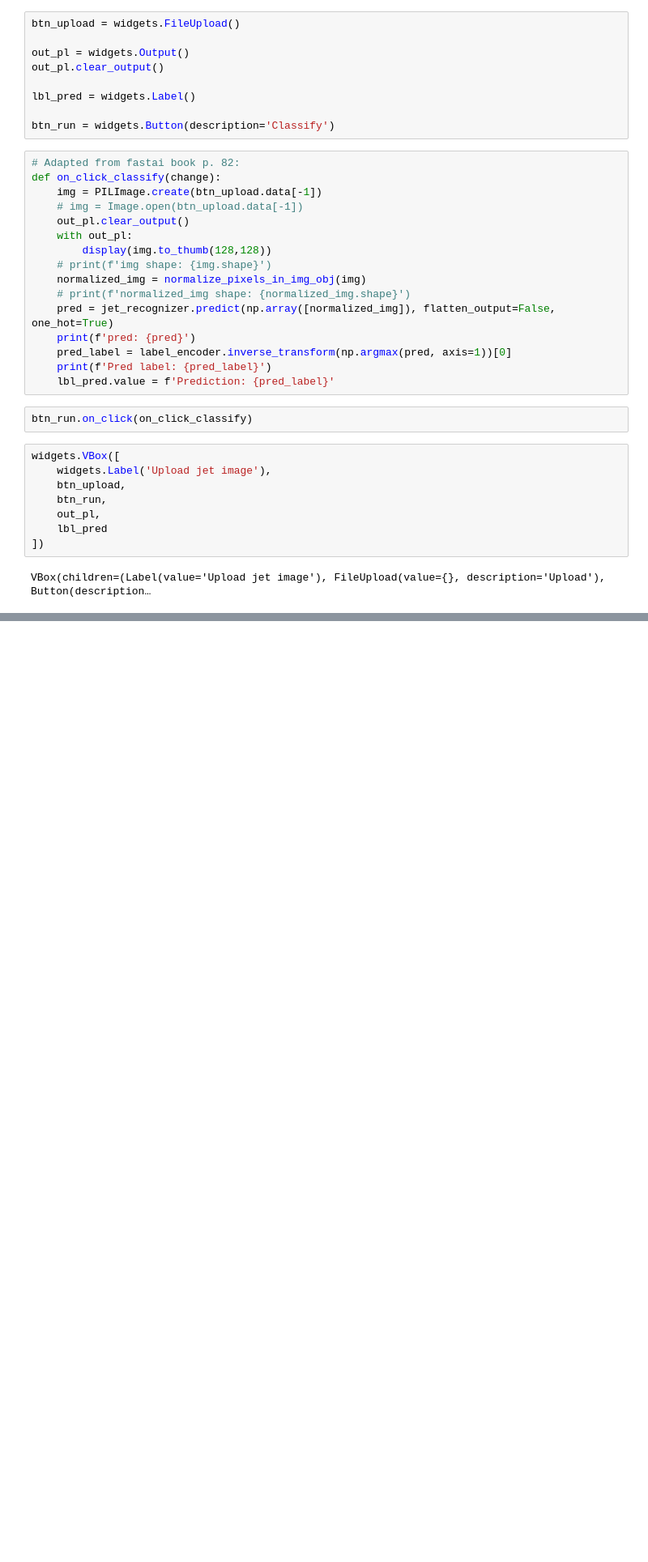
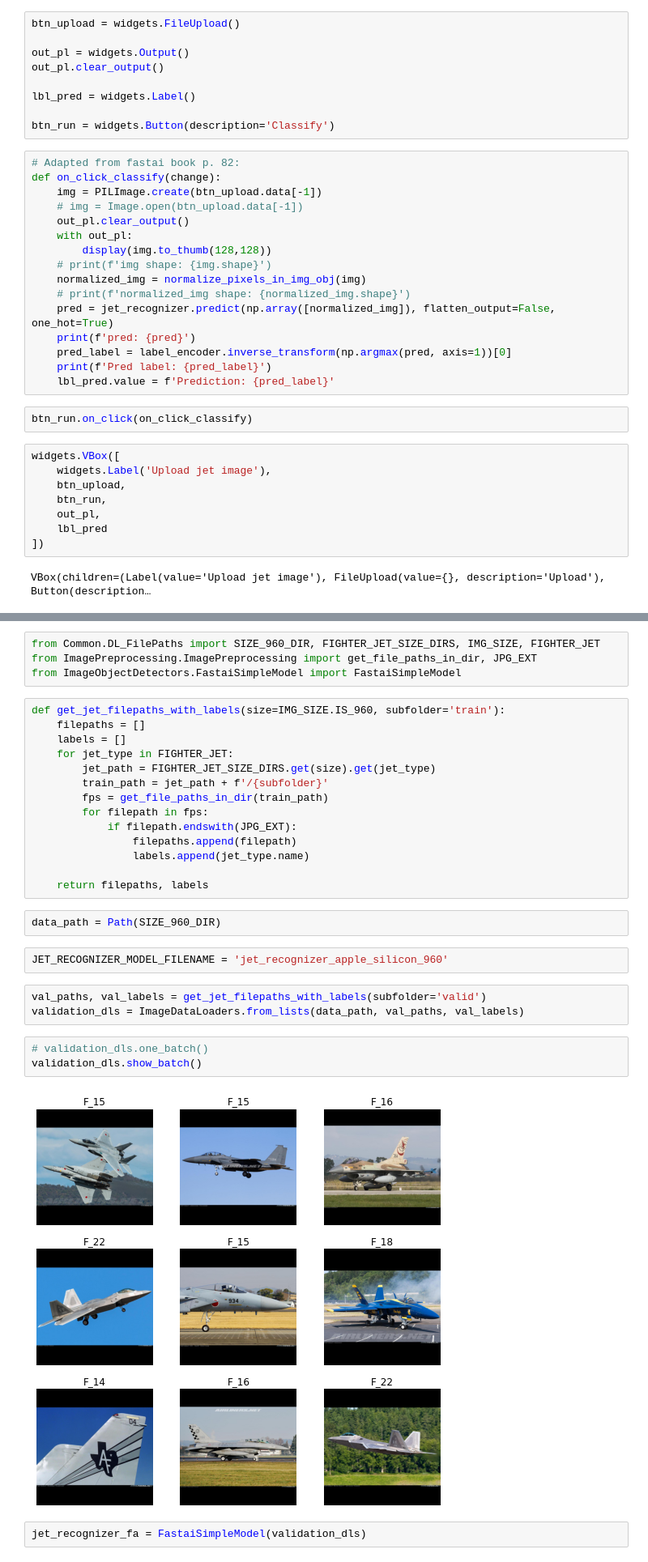
Before and after one commit to albertinopadin/PlaneRecognizer, a Jupyter notebook: notebooks/Inference.ipynb, the cells around one changed output, grey strips where cells are left out. Shown at 81% size. Cells and saved outputs as stored; diff of their text form; blank space fills up the shorter version.

Commit message:
Added fastai model to Inference notebook.

```diff
--- a/notebooks/Inference.ipynb
+++ b/notebooks/Inference.ipynb
@@ -117,0 +120,32 @@ VBox(children=(Label(value='Upload jet image'), FileUpload(value={}, description
+# %%
+from Common.DL_FilePaths import SIZE_960_DIR, FIGHTER_JET_SIZE_DIRS, IMG_SIZE, FIGHTER_JET
+from ImagePreprocessing.ImagePreprocessing import get_file_paths_in_dir, JPG_EXT
+from ImageObjectDetectors.FastaiSimpleModel import FastaiSimpleModel
+# %%
+def get_jet_filepaths_with_labels(size=IMG_SIZE.IS_960, subfolder='train'):
+    filepaths = []
+    labels = []
+    for jet_type in FIGHTER_JET:
+        jet_path = FIGHTER_JET_SIZE_DIRS.get(size).get(jet_type)
+        train_path = jet_path + f'/{subfolder}'
+        fps = get_file_paths_in_dir(train_path)
+        for filepath in fps:
+            if filepath.endswith(JPG_EXT):
+                filepaths.append(filepath)
+                labels.append(jet_type.name)
+
+    return filepaths, labels
+# %%
+data_path = Path(SIZE_960_DIR)
+# %%
+JET_RECOGNIZER_MODEL_FILENAME = 'jet_recognizer_apple_silicon_960'
+# %%
+val_paths, val_labels = get_jet_filepaths_with_labels(subfolder='valid')
+validation_dls = ImageDataLoaders.from_lists(data_path, val_paths, val_labels)
+# %%
+# validation_dls.one_batch()
+validation_dls.show_batch()
+# %% [output]
+[figure, added]
+# %%
+jet_recognizer_fa = FastaiSimpleModel(validation_dls)
```
Also changed, not shown: parts of 8 cells of this notebook, 1 other file.
